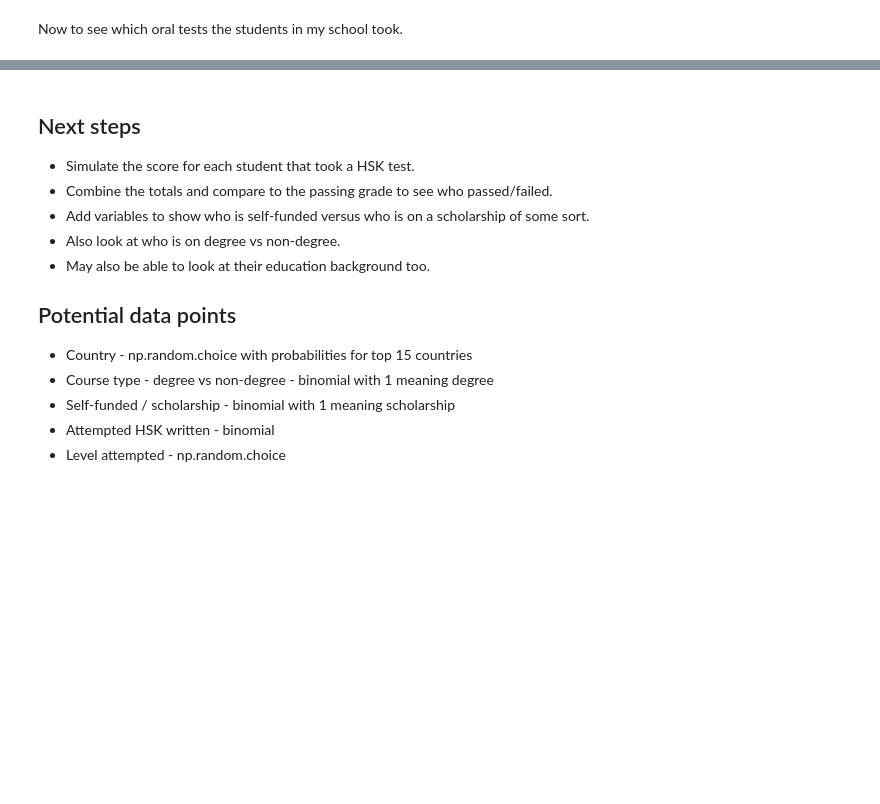
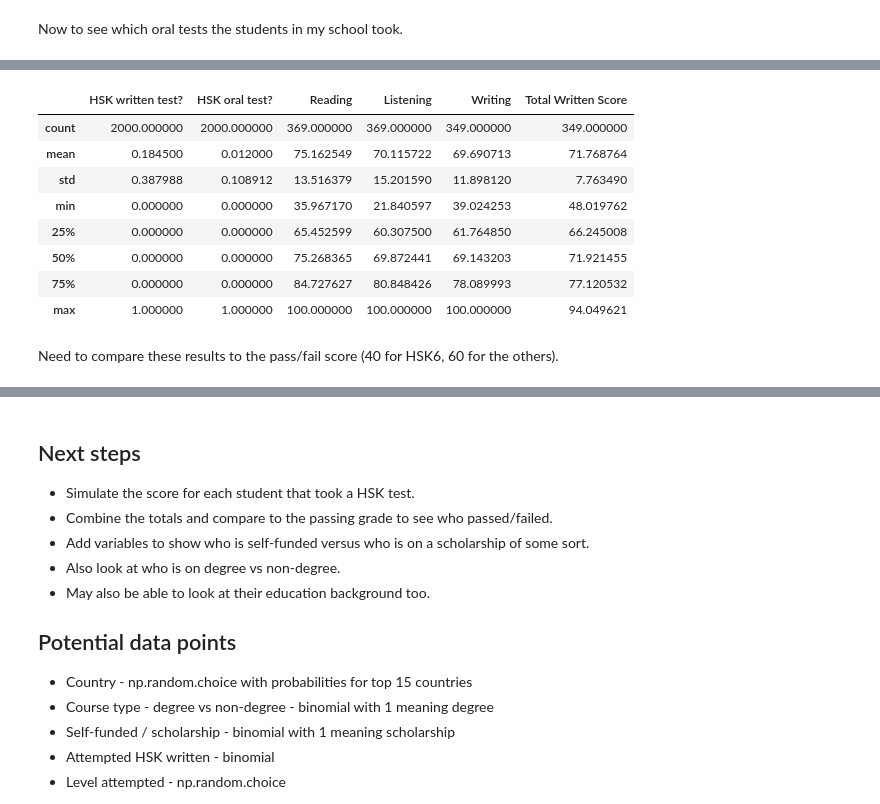
Before and after one commit to OtherBrian/pda-project, a Jupyter notebook: simulated-dataset.ipynb, the cells around one changed output, grey strips where cells are left out. Cells and saved outputs as stored; diff of their text form; code cells hidden in the pictures; blank space fills up the shorter version.

Commit message:
Simulated the written HSK scores for each student that took it. Next to see if they pass or failed.

```diff
--- a/simulated-dataset.ipynb
+++ b/simulated-dataset.ipynb
@@ -448,9 +449,8 @@ Estimated HSK 6 takers in 2018: 25776.0
 Now to use these proportions as my probabilities to estimate what level each of my school's HSK takers attempted.
 # %%
 #Only want students that have "HSK written test?" set as 1. First count how many there are to use as the size for rng.choice()
-hsk_written_takers = chinese_class_df['HSK written test?'].sum()
 
-chinese_class_df.loc[chinese_class_df['HSK written test?'] == 1, 'HSK Level'] = rng.choice(hsk_written_levels, hsk_written_takers, p=hsk_written_levels_proportions)
+chinese_class_df.loc[chinese_class_df['HSK written test?'] == 1, 'HSK Level'] = rng.choice(hsk_written_levels, chinese_class_df['HSK written test?'].sum(), p=hsk_written_levels_proportions)
 
 chinese_class_df['HSK Level'].value_counts()
 # %% [output]
@@ -484,9 +484,8 @@ Estimated HSK Advanced takers in 2018: 2184.0
 Now to see which oral tests the students in my school took.
 # %%
 #Only want students that have "HSK oral test?" set as 1. First count how many there are to use as the size for rng.choice()
-hsk_oral_takers = chinese_class_df['HSK oral test?'].sum()
 
-chinese_class_df.loc[chinese_class_df['HSK oral test?'] == 1, 'HSK Oral Level'] = rng.choice(hsk_oral_levels, hsk_oral_takers, p=hsk_oral_level_proportions)
+chinese_class_df.loc[chinese_class_df['HSK oral test?'] == 1, 'HSK Oral Level'] = rng.choice(hsk_oral_levels, chinese_class_df['HSK oral test?'].sum(), p=hsk_oral_level_proportions)
 
 chinese_class_df['HSK Oral Level'].value_counts()
 # %% [output]
@@ -504,3 +514,53 @@ Once I've got the totals summed, I can then compare to the required pass grade a
+# %%
+#Reading results https://numpy.org/doc/stable/reference/random/generated/numpy.random.Generator.normal.html#numpy.random.Generator.normal
+
+reading_mean = 75.39
+reading_sd = 13.85
+chinese_class_df.loc[chinese_class_df['HSK written test?'] == 1, 'Reading'] = rng.normal(reading_mean, reading_sd, chinese_class_df['HSK written test?'].sum())
+#Normal distribution will pick a few values above 100. This goes beyond the possible score in the section, so I'll cap these at 100.
+chinese_class_df.loc[chinese_class_df['Reading'] > 100, 'Reading'] = 100
+
+
+#Listening test
+listening_mean = 70.73
+listening_sd = 15.22
+
+chinese_class_df.loc[chinese_class_df['HSK written test?'] == 1, 'Listening'] = rng.normal(listening_mean, listening_sd, chinese_class_df['HSK written test?'].sum())
+chinese_class_df.loc[chinese_class_df['Listening'] > 100, 'Listening'] = 100
+
+
+#Only HSK 3 - 6 has a writing section, so I'll make a mask to help me subset those tests.
+hsk_writing_sections = ['HSK3', 'HSK4', 'HSK5', 'HSK6']
+
+writing_mean = 69.67
+writing_sd = 11.95
+
+chinese_class_df.loc[chinese_class_df['HSK Level'].isin(hsk_writing_sections), 'Writing'] = rng.normal(writing_mean, writing_sd, len(chinese_class_df.loc[chinese_class_df['HSK Level'].isin(hsk_writing_sections)]))
+chinese_class_df.loc[chinese_class_df['Writing'] > 100, 'Writing'] = 100
+
+
+#Combined the 3 sections to get the score
+chinese_class_df['Total Written Score'] = chinese_class_df['Reading'] + chinese_class_df['Listening'] + chinese_class_df['Writing']
+
+#HSK 3 - 6 has 3 sections, so final score has to be divided by 3.
+chinese_class_df.loc[chinese_class_df['HSK Level'].isin(hsk_writing_sections), 'Total Written Score'] = chinese_class_df['Total Written Score'] / 3
+
+chinese_class_df.loc[~chinese_class_df['HSK Level'].isin(hsk_writing_sections), 'Total Written Score'] = chinese_class_df['Total Written Score'] / 2
+
+
+chinese_class_df.describe()
+# %% [output]
+|  | HSK written test? | HSK oral test? | Reading | Listening | Writing | Total Written Score |
+| count | 2000.000000 | 2000.000000 | 369.000000 | 369.000000 | 349.000000 | 349.000000 |
+| mean | 0.184500 | 0.012000 | 75.162549 | 70.115722 | 69.690713 | 71.768764 |
+| std | 0.387988 | 0.108912 | 13.516379 | 15.201590 | 11.898120 | 7.763490 |
+| min | 0.000000 | 0.000000 | 35.967170 | 21.840597 | 39.024253 | 48.019762 |
+| 25% | 0.000000 | 0.000000 | 65.452599 | 60.307500 | 61.764850 | 66.245008 |
+| 50% | 0.000000 | 0.000000 | 75.268365 | 69.872441 | 69.143203 | 71.921455 |
+| 75% | 0.000000 | 0.000000 | 84.727627 | 80.848426 | 78.089993 | 77.120532 |
+| max | 1.000000 | 1.000000 | 100.000000 | 100.000000 | 100.000000 | 94.049621 |
+# %% [markdown]
+Need to compare these results to the pass/fail score (40 for HSK6, 60 for the others).
 # %% [markdown]
 ## HSK results
 
```
Also changed, not shown: parts of 8 cells of this notebook.
